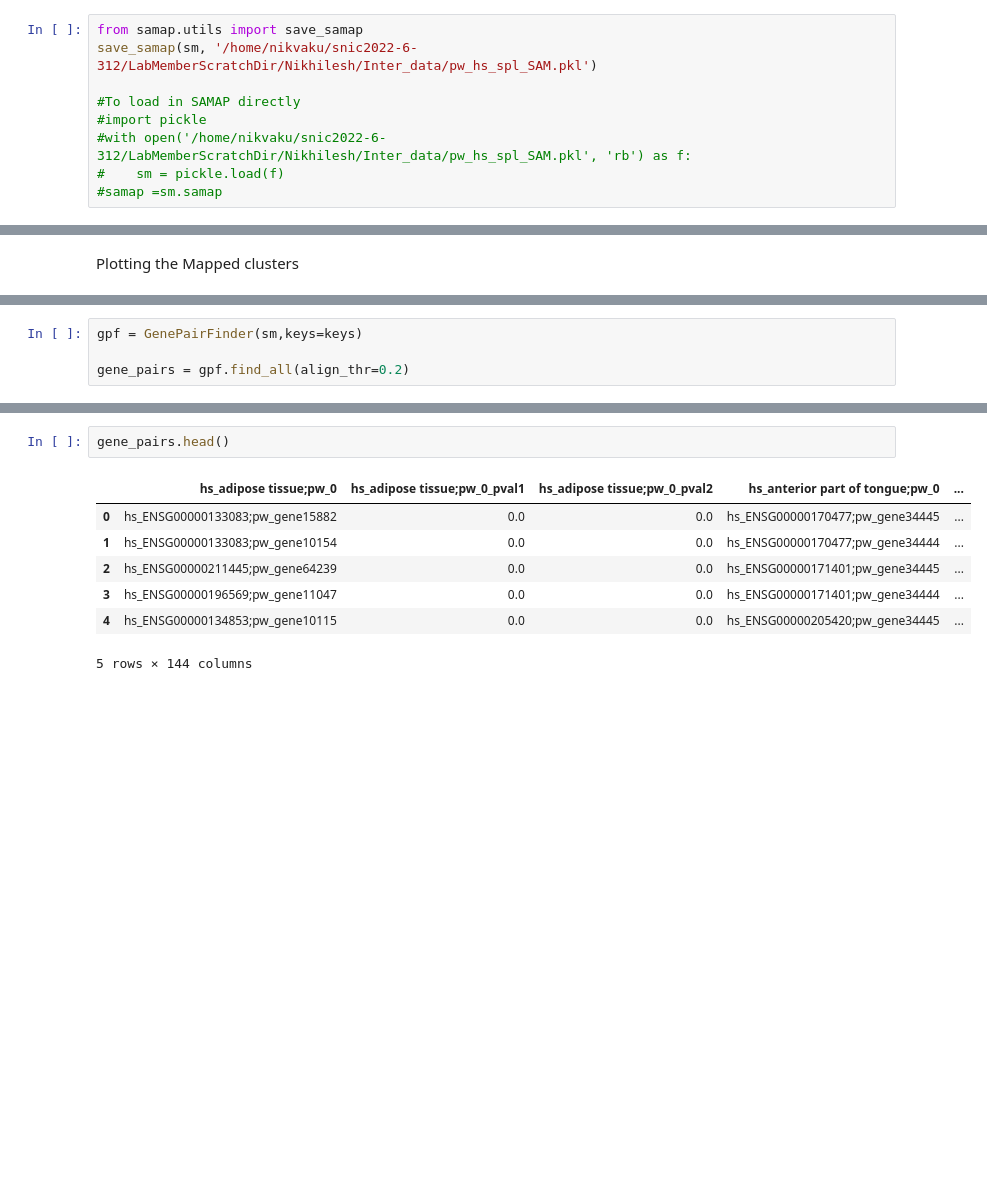
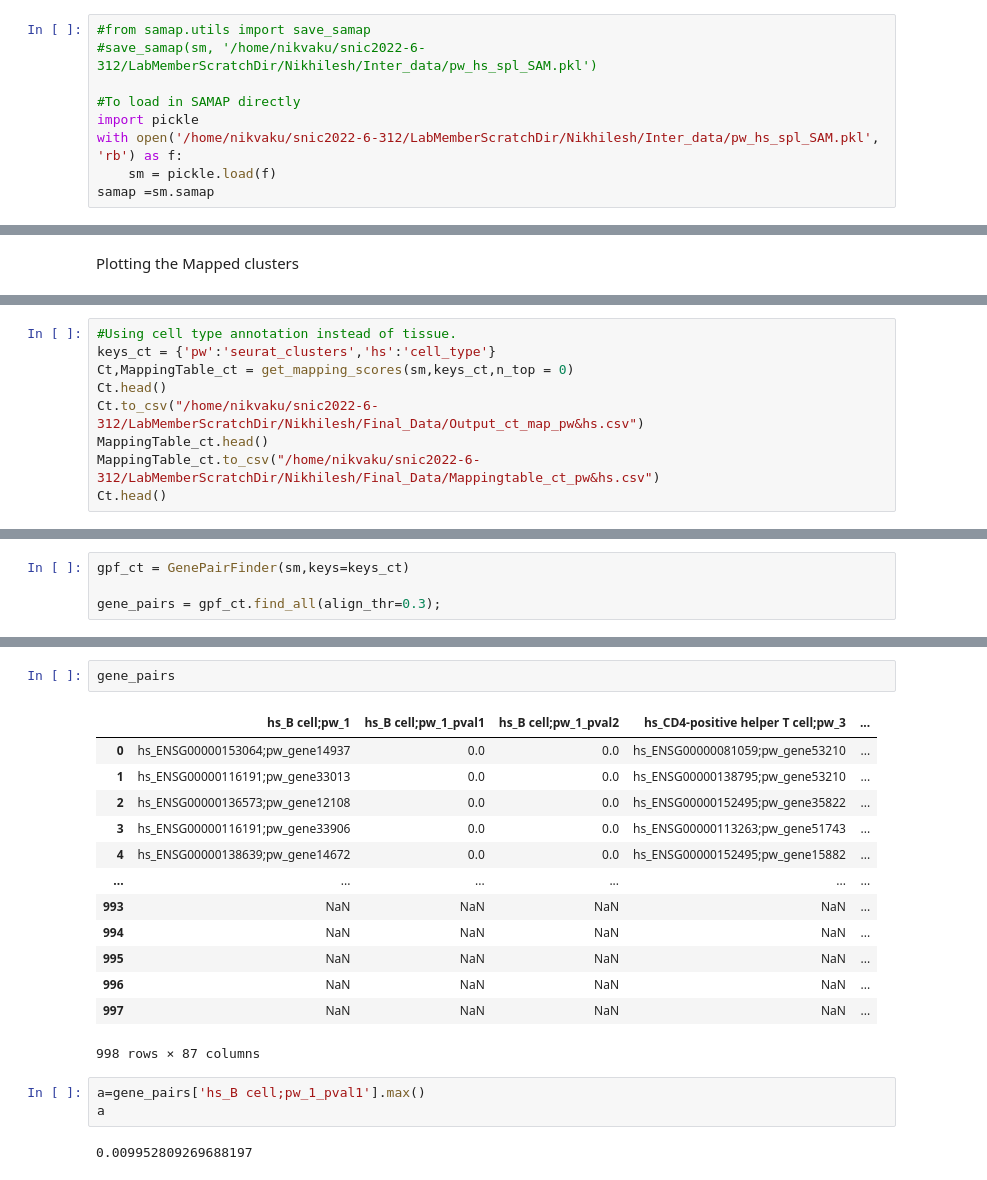
Before and after one commit to Nikhilesh-Vasanthakumar/Immune-Complexity-and-Regenerative-Dynamics-in-Pleurodeles-waltl, a Jupyter notebook: Samap_test_script.ipynb, the cells around one changed output, grey strips where cells are left out. Saved outputs shown, nothing was run; the diff lists cells and outputs as text; blank space fills up the shorter version.

Commit message:
Updated the code to compare by cell types

```diff
--- a/Samap_test_script.ipynb
+++ b/Samap_test_script.ipynb
@@ -326,11 +337,11 @@ pw  0.736431  0.000000
 Running UMAP on the stitched manifolds.
 Elapsed time: 19.33226795196533 minutes.
 # %%
-from samap.utils import save_samap
-save_samap(sm, '/home/nikvaku/snic2022-6-312/LabMemberScratchDir/Nikhilesh/Inter_data/pw_hs_spl_SAM.pkl')
+#from samap.utils import save_samap
+#save_samap(sm, '/home/nikvaku/snic2022-6-312/LabMemberScratchDir/Nikhilesh/Inter_data/pw_hs_spl_SAM.pkl')
 
 #To load in SAMAP directly
-#import pickle
-#with open('/home/nikvaku/snic2022-6-312/LabMemberScratchDir/Nikhilesh/Inter_data/pw_hs_spl_SAM.pkl', 'rb') as f:
-#    sm = pickle.load(f)
-#samap =sm.samap
+import pickle
+with open('/home/nikvaku/snic2022-6-312/LabMemberScratchDir/Nikhilesh/Inter_data/pw_hs_spl_SAM.pkl', 'rb') as f:
+    sm = pickle.load(f)
+samap =sm.samap
@@ -366,0 +411,9 @@ sm.scatter()
+# %%
+#Using cell type annotation instead of tissue.
+keys_ct = {'pw':'seurat_clusters','hs':'cell_type'}
+Ct,MappingTable_ct = get_mapping_scores(sm,keys_ct,n_top = 0)
+Ct.head()
+Ct.to_csv("/home/nikvaku/snic2022-6-312/LabMemberScratchDir/Nikhilesh/Final_Data/Output_ct_map_pw&hs.csv")
+MappingTable_ct.head()
+MappingTable_ct.to_csv("/home/nikvaku/snic2022-6-312/LabMemberScratchDir/Nikhilesh/Final_Data/Mappingtable_ct_pw&hs.csv")
+Ct.head()
@@ -367,5 +493,5 @@ sm.scatter()
 # %%
-gpf = GenePairFinder(sm,keys=keys)
+gpf_ct = GenePairFinder(sm,keys=keys_ct)
 
-gene_pairs = gpf.find_all(align_thr=0.2)
+gene_pairs = gpf_ct.find_all(align_thr=0.3);
 # %% [output]
@@ -387,10 +531,21 @@ Calculating gene pairs for the mapping: hs;blood to pw;9
 # %%
-gene_pairs.head()
+gene_pairs
 # %% [output]
-|  | hs_adipose tissue;pw_0 | hs_adipose tissue;pw_0_pval1 | hs_adipose tissue;pw_0_pval2 | hs_anterior part of tongue;pw_0 | ... |
-| 0 | hs_ENSG00000133083;pw_gene15882 | 0.0 | 0.0 | hs_ENSG00000170477;pw_gene34445 | ... |
-| 1 | hs_ENSG00000133083;pw_gene10154 | 0.0 | 0.0 | hs_ENSG00000170477;pw_gene34444 | ... |
-| 2 | hs_ENSG00000211445;pw_gene64239 | 0.0 | 0.0 | hs_ENSG00000171401;pw_gene34445 | ... |
-| 3 | hs_ENSG00000196569;pw_gene11047 | 0.0 | 0.0 | hs_ENSG00000171401;pw_gene34444 | ... |
-| 4 | hs_ENSG00000134853;pw_gene10115 | 0.0 | 0.0 | hs_ENSG00000205420;pw_gene34445 | ... |
+|  | hs_B cell;pw_1 | hs_B cell;pw_1_pval1 | hs_B cell;pw_1_pval2 | hs_CD4-positive helper T cell;pw_3 | ... |
+| 0 | hs_ENSG00000153064;pw_gene14937 | 0.0 | 0.0 | hs_ENSG00000081059;pw_gene53210 | ... |
+| 1 | hs_ENSG00000116191;pw_gene33013 | 0.0 | 0.0 | hs_ENSG00000138795;pw_gene53210 | ... |
+| 2 | hs_ENSG00000136573;pw_gene12108 | 0.0 | 0.0 | hs_ENSG00000152495;pw_gene35822 | ... |
+| 3 | hs_ENSG00000116191;pw_gene33906 | 0.0 | 0.0 | hs_ENSG00000113263;pw_gene51743 | ... |
+| 4 | hs_ENSG00000138639;pw_gene14672 | 0.0 | 0.0 | hs_ENSG00000152495;pw_gene15882 | ... |
+| ... | ... | ... | ... | ... | ... |
+| 993 | NaN | NaN | NaN | NaN | ... |
+| 994 | NaN | NaN | NaN | NaN | ... |
+| 995 | NaN | NaN | NaN | NaN | ... |
+| 996 | NaN | NaN | NaN | NaN | ... |
+| 997 | NaN | NaN | NaN | NaN | ... |
-5 rows × 144 columns
+998 rows × 87 columns
+# %%
+a=gene_pairs['hs_B cell;pw_1_pval1'].max()
+a
+# %% [output]
+0.009952809269688197
```
Also changed, not shown: parts of 19 cells of this notebook.
